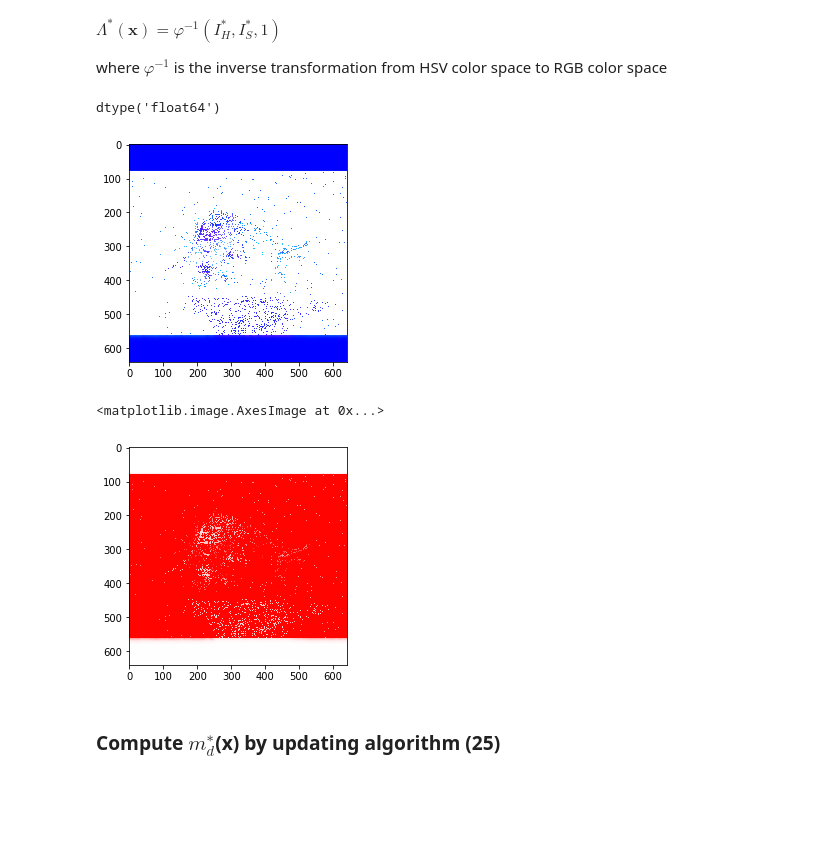
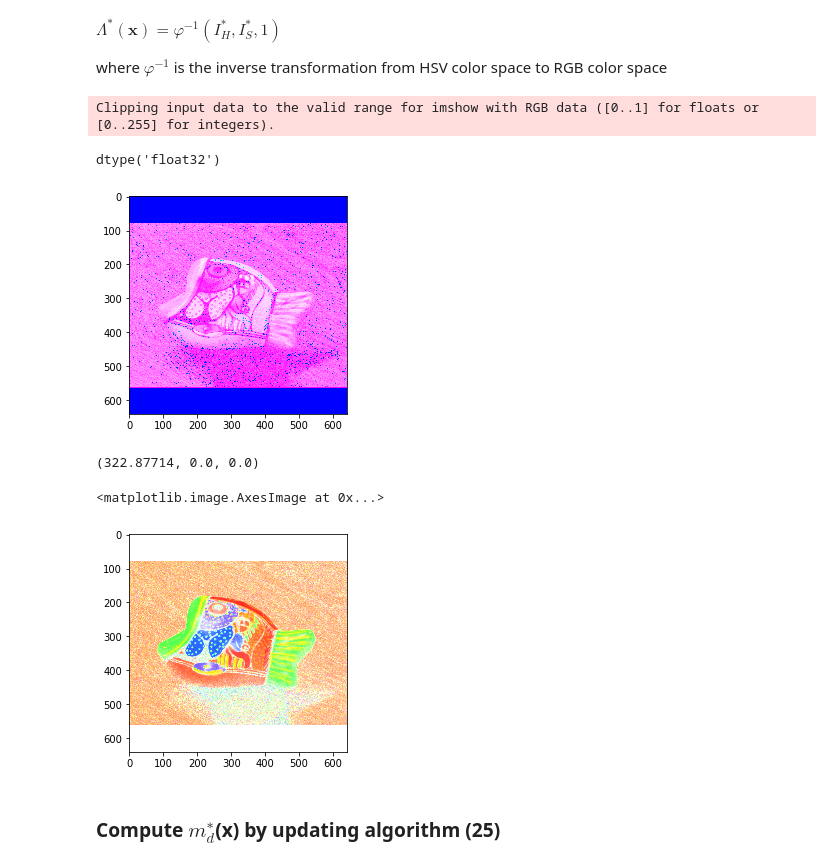
Before and after one commit to NikolaiSviridov/Specular-Highlight-Removal, a Jupyter notebook: single_image/Artusi_A_et_al/python/clean.ipynb, the cells around one changed output. Cells and saved outputs as stored; diff of their text form; code cells hidden in the pictures; blank space fills up the shorter version.

```diff
--- a/single_image/Artusi_A_et_al/python/clean.ipynb
+++ b/single_image/Artusi_A_et_al/python/clean.ipynb
@@ -85,7 +126,7 @@ G = cv2.Laplacian(I_gmd, cv2.CV_64F)
 # %% [markdown]
 ### theta change!!!
 # %%
-theta = 0.04
+# theta = 0.04
 # %%
 X_G = np.array(G >= theta)
 # %%
@@ -116,7 +159,7 @@ show_with_mask(img, X_SVG)
 $\begin{aligned} w_{S V G}(\mathbf{x}) &=\left\{\begin{array}{ll}\alpha, & \mathbf{x} \in X_{S V G}(\mathbf{x}) \\ 1, & \text {else}\end{array}\right.\\
 \end{aligned}$   $~~~~~\mathbf{(13)}$
 # %%
-W_svg_matrix = np.ones(X_SVG.shape)
+W_svg_matrix = np.ones(X_SVG.shape).astype('float32')
 W_svg_matrix[X_SVG == True] = alpha
 W_svg_matrix[X_SVG == False] = 1
 np.unique(W_svg_matrix)
@@ -156,10 +199,10 @@ def get_whs(H_x, H_part, S_part):
 window_size = 7
 # H_11 = np.zeros(X_SVG.shape)
 # S_12 = np.zeros(X_SVG.shape)
-H_11 = np.ones(X_SVG.shape)
-S_12 = np.ones(X_SVG.shape)
-# H_11 = H
-# S_12 = S
+# H_11 = np.ones(X_SVG.shape)
+# S_12 = np.ones(X_SVG.shape)
+H_11 = H.astype('float32')
+S_12 = S.astype('float32')
 
 for y in range(X_SVG.shape[0]):
     for x in range(X_SVG.shape[1]):
@@ -185,23 +246,29 @@ $\Lambda^{*}(\mathbf{x})=\varphi^{-1}\left(I_{H}^{*}, I_{S}^{*}, 1\right)$
 where $\varphi^{-1}$  is the inverse transformation from HSV color
 space to RGB color space
 # %%
-_hsv_img_HS1 = np.ones(hsv_img.shape)
+_hsv_img_HS1 = np.ones(hsv_img.shape).astype('float32')
 _hsv_img_HS1[:, :, 0] = H_11
 _hsv_img_HS1[:, :, 1] = S_12
-# _hsv_img_HS1[:, :, 2] = V
 plt.imshow(_hsv_img_HS1)
 _hsv_img_HS1.dtype
 # %% [output]
-dtype('float64')
+Clipping input data to the valid range for imshow with RGB data ([0..1] for floats or [0..255] for integers).
+dtype('float32')
-[figure, old version]
+[figure, new version]
+# %%
+diff_hsv = np.abs(hsv_img - _hsv_img_HS1)
+np.max(diff_hsv), np.min(diff_hsv), np.median(diff_hsv)
+# %% [output]
+(322.87714, 0.0, 0.0)
 # %%
-_diff_chrom = cv2.cvtColor(_hsv_img_HS1.astype('float32'), cv2.COLOR_HSV2RGB)
+# _diff_chrom = cv2.cvtColor(_hsv_img_HS1.astype('float32'), cv2.COLOR_HSV2RGB)
+_diff_chrom = cv2.cvtColor(_hsv_img_HS1, cv2.COLOR_HSV2RGB)
 # _diff_chrom = cv2.cvtColor(_hsv_img_HS1, cv2.COLOR_HSV2RGB)
 plt.imshow(_diff_chrom)
 # show_img(_diff_chrom)
 # %% [output]
 <matplotlib.image.AxesImage at 0x...>
-[figure, old version]
+[figure, new version]
 # %% [markdown]
 ### Compute $m^∗_d$(x) by updating algorithm (25)
 # %% [markdown]
```
Also changed, not shown: parts of 30 cells of this notebook.
